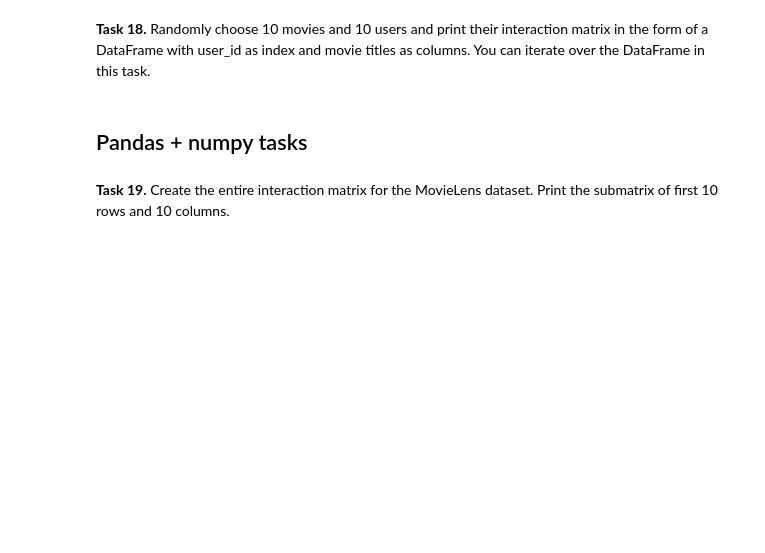
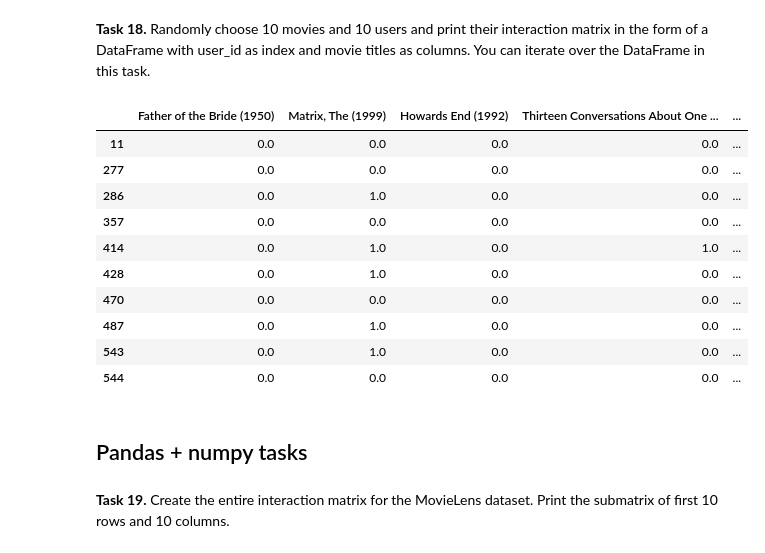
Before and after one commit to matixezor/recommender-systems-class, a Jupyter notebook: class_02_numpy_pandas.ipynb, the cells around one changed output. Saved outputs shown, nothing was run; the diff lists cells and outputs as text; code cells hidden in the pictures; blank space fills up the shorter version.

```diff
--- a/class_02_numpy_pandas.ipynb
+++ b/class_02_numpy_pandas.ipynb
@@ -233,7 +283,36 @@ display(df.head(10))
 # %% [markdown]
 **Task 18.** Randomly choose 10 movies and 10 users and print their interaction matrix in the form of a DataFrame with user_id as index and movie titles as columns. You can iterate over the DataFrame in this task.
 # %%
-# Write your code here
+user_ids = ml_df['userId'].unique()
+movie_ids = ml_df['movieId'].unique()
+rng = np.random.RandomState(seed=4321)
+user_ids = sorted(list(rng.choice(user_ids, size=10)))
+movie_ids = sorted(list(rng.choice(movie_ids, size=10)))
+movies = {
+    movie_id: ml_df[ml_df['movieId'] == movie_id].iloc[0].title
+        for movie_id in movie_ids
+}
+
+df = pd.DataFrame(0.0, index=user_ids, columns=movies.values())
+
+for user_id in user_ids:
+    for movie_id in movie_ids:
+        if(ml_df[(ml_df['userId'] == user_id) & (ml_df['movieId'] == movie_id)].empty == False):
+            df.at[user_id, movies[movie_id]] = 1.0
+
+display(df)
+# %% [output]
+|  | Father of the Bride (1950) | Matrix, The (1999) | Howards End (1992) | Thirteen Conversations About One ... | ... |
+| 11 | 0.0 | 0.0 | 0.0 | 0.0 | ... |
+| 277 | 0.0 | 0.0 | 0.0 | 0.0 | ... |
+| 286 | 0.0 | 1.0 | 0.0 | 0.0 | ... |
+| 357 | 0.0 | 0.0 | 0.0 | 0.0 | ... |
+| 414 | 0.0 | 1.0 | 0.0 | 1.0 | ... |
+| 428 | 0.0 | 1.0 | 0.0 | 0.0 | ... |
+| 470 | 0.0 | 0.0 | 0.0 | 0.0 | ... |
+| 487 | 0.0 | 1.0 | 0.0 | 0.0 | ... |
+| 543 | 0.0 | 1.0 | 0.0 | 0.0 | ... |
+| 544 | 0.0 | 0.0 | 0.0 | 0.0 | ... |
 # %% [markdown]
 ## Pandas + numpy tasks
 # %% [markdown]
```
Also changed, not shown: parts of 9 cells of this notebook, 1 other file.
